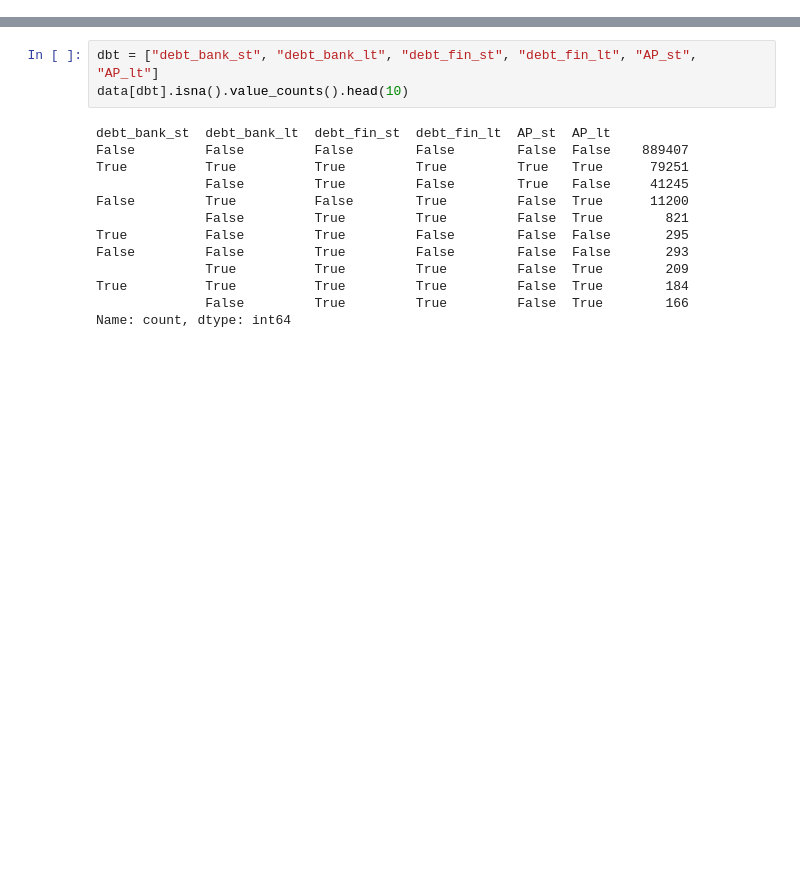
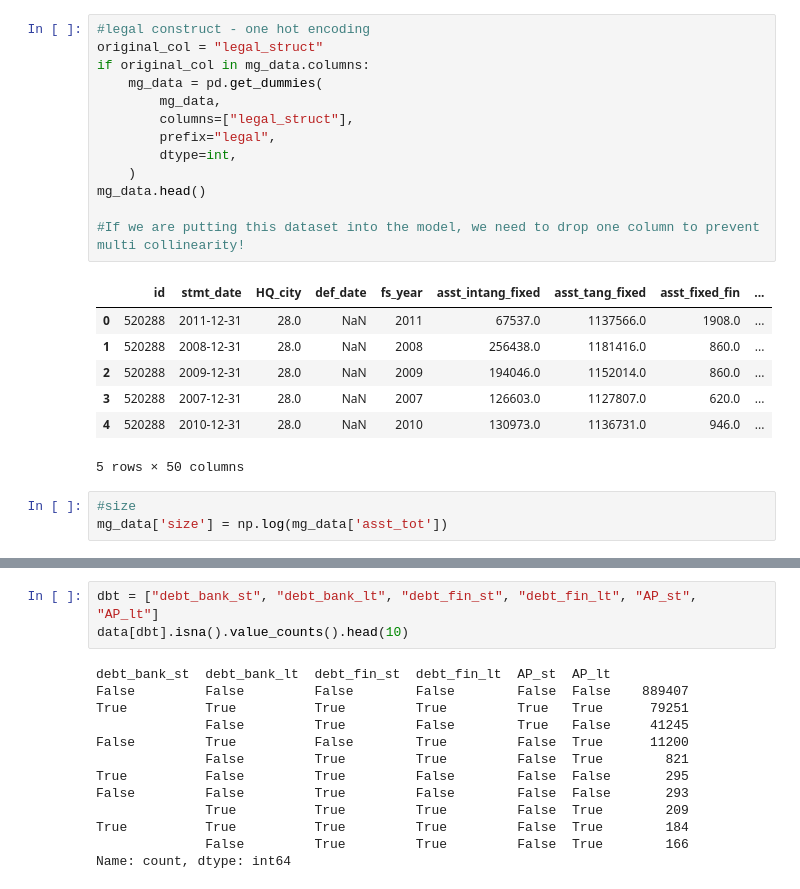
Before and after one commit to YuxinYY/finance_term_project, a Jupyter notebook: notebooks/features/02_missing_values.ipynb, the cells around one changed output, grey strips where cells are left out. Drawn from its saved outputs; the diff is of its cells as text; blank space fills up the shorter version.

```diff
--- a/notebooks/features/02_missing_values.ipynb
+++ b/notebooks/features/02_missing_values.ipynb
@@ -46,0 +140,24 @@ miss
+# %%
+#legal construct - one hot encoding
+original_col = "legal_struct"
+if original_col in mg_data.columns:
+    mg_data = pd.get_dummies(
+        mg_data,
+        columns=["legal_struct"],
+        prefix="legal",
+        dtype=int,
+    )
+mg_data.head()
+
+#If we are putting this dataset into the model, we need to drop one column to prevent multi collinearity!
+# %% [output]
+|  | id | stmt_date | HQ_city | def_date | fs_year | asst_intang_fixed | asst_tang_fixed | asst_fixed_fin | ... |
+| 0 | 520288 | 2011-12-31 | 28.0 | NaN | 2011 | 67537.0 | 1137566.0 | 1908.0 | ... |
+| 1 | 520288 | 2008-12-31 | 28.0 | NaN | 2008 | 256438.0 | 1181416.0 | 860.0 | ... |
+| 2 | 520288 | 2009-12-31 | 28.0 | NaN | 2009 | 194046.0 | 1152014.0 | 860.0 | ... |
+| 3 | 520288 | 2007-12-31 | 28.0 | NaN | 2007 | 126603.0 | 1127807.0 | 620.0 | ... |
+| 4 | 520288 | 2010-12-31 | 28.0 | NaN | 2010 | 130973.0 | 1136731.0 | 946.0 | ... |
+5 rows × 50 columns
+# %%
+#size
+mg_data['size'] = np.log(mg_data['asst_tot'])
```
Also changed, not shown: parts of 13 cells of this notebook, 4 other files.
